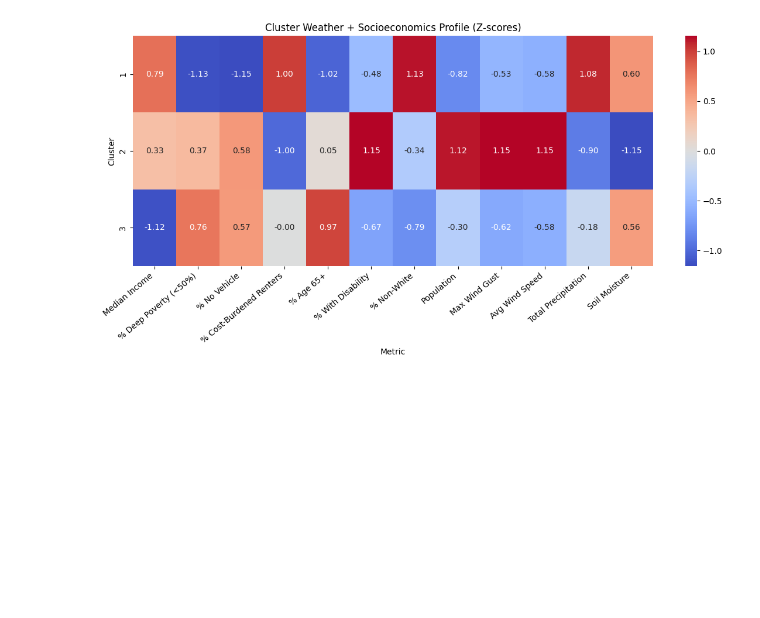
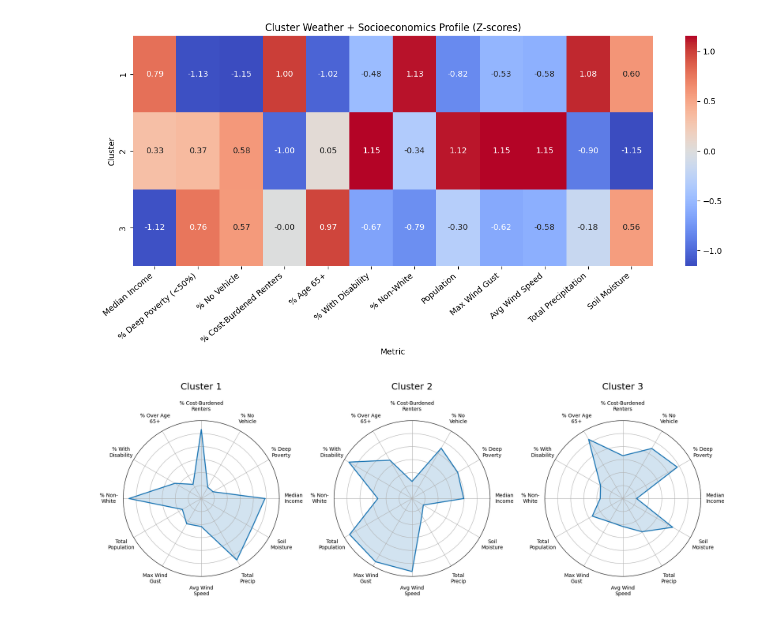
Before and after one commit to jessalynlc/MP, a Jupyter notebook: pca_outages.ipynb, the cells around one changed output. Cells and saved outputs as stored; diff of their text form; code cells hidden in the pictures; blank space fills up the shorter version.

Commit message:
creating outage radar maps

```diff
--- a/pca_outages.ipynb
+++ b/pca_outages.ipynb
@@ -969,3 +969,103 @@ plt.savefig("data_processed/outages_pca_results/cluster_weather_socioeconomics_h
 plt.show()
 # %% [output]
 [figure]
+# %%
+import numpy as np
+import matplotlib.pyplot as plt
+
+# Columns we want to use
+cols = [
+    'median_household_income_mean',
+    'pct_below_50pct_poverty_mean',
+    'pct_no_vehicle_mean',
+    'pct_renters_cost_burdened_mean',
+    'pct_over65_mean',
+    'pct_with_disability_mean',
+    'pct_nonwhite_mean',
+    'total_population_mean',
+    'max_gust_during_outage_days_mean',
+    'mean_wind_on_outage_days_mean',
+    'total_precip_on_outage_days_mean',
+    'mean_soilmoist_on_outage_days_mean',
+]
+
+# Cluster-level z-scores
+cluster_summary_std = cluster_summary.copy()
+cluster_summary_std[cols] = cluster_summary_std[cols].apply(
+    lambda x: (x - x.mean()) / x.std()
+)
+
+# Two-line labels for radar readability
+label_map = {
+    'median_household_income_mean': 'Median\nIncome',
+    'pct_below_50pct_poverty_mean': '% Deep\nPoverty',
+    'pct_no_vehicle_mean': '% No\nVehicle',
+    'pct_renters_cost_burdened_mean': '% Cost-Burdened\nRenters',
+    'pct_over65_mean': '% Over Age\n65+',
+    'pct_with_disability_mean': '% With\nDisability',
+    'pct_nonwhite_mean': '% Non-\nWhite',
+    'total_population_mean': 'Total\nPopulation',
+    'max_gust_during_outage_days_mean': 'Max Wind\nGust',
+    'mean_wind_on_outage_days_mean': 'Avg Wind\nSpeed',
+    'total_precip_on_outage_days_mean': 'Total\nPrecip',
+    'mean_soilmoist_on_outage_days_mean': 'Soil\nMoisture'
+}
+
+# Prepare data
+radar_data = cluster_summary_std[['cluster'] + cols].copy()
+radar_data = radar_data.rename(columns=label_map)
+
+categories = [label_map[c] for c in cols]
+N = len(categories)
+
+# Radar axis angles
+angles = np.linspace(0, 2 * np.pi, N, endpoint=False).tolist()
+angles += angles[:1]
+
+# Offset values so all radii are positive
+all_vals = radar_data[categories].values.flatten()
+offset = abs(all_vals.min()) + 0.5
+radar_data_plot = radar_data.copy()
+radar_data_plot[categories] = radar_data_plot[categories] + offset
+
+rmax = np.ceil((all_vals + offset).max())
+
+# Create figure
+fig, axes = plt.subplots(1, 3, figsize=(18, 16), subplot_kw=dict(polar=True))
+axes = axes.flatten()
+
+for ax, (_, row) in zip(axes, radar_data_plot.iterrows()):
+    cluster_id = int(round(row['cluster']))
+
+    values = row[categories].tolist()
+    values += values[:1]
+
+    ax.plot(angles, values, linewidth=2)
+    ax.fill(angles, values, alpha=0.2)
+
+    ax.set_xticks(angles[:-1])
+    ax.set_xticklabels(categories, fontsize=10)
+    ax.tick_params(axis='x', pad=18)
+
+    ax.set_yticklabels([])
+    ax.set_ylim(0, rmax)
+
+    ax.set_title(f"Cluster {cluster_id}", fontsize=18, pad=22)
+
+plt.subplots_adjust(
+    top=0.93,
+    bottom=0.06,
+    left=0.06,
+    right=0.94,
+    hspace=0.62,
+    wspace=0.35
+)
+
+plt.savefig(
+    "data_processed/outages_pca_results/cluster_weather_socioeconomics_radar.png",
+    dpi=300,
+    bbox_inches="tight"
+)
+plt.show()
+# %% [output]
+[figure, added]
```
Also changed, not shown: 1 other file.
